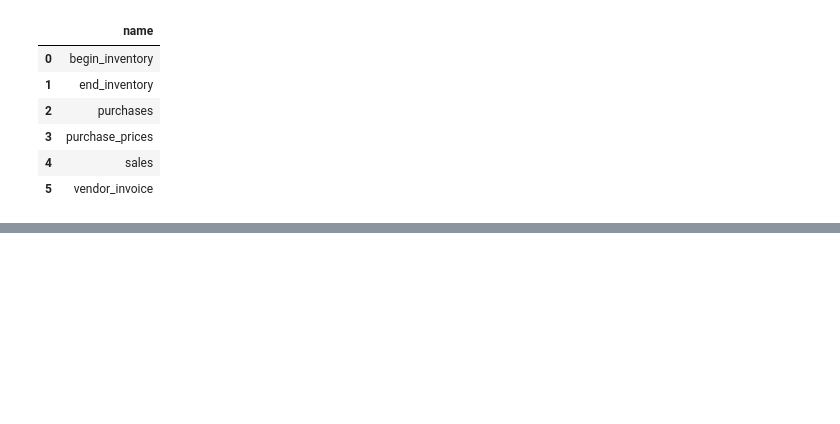
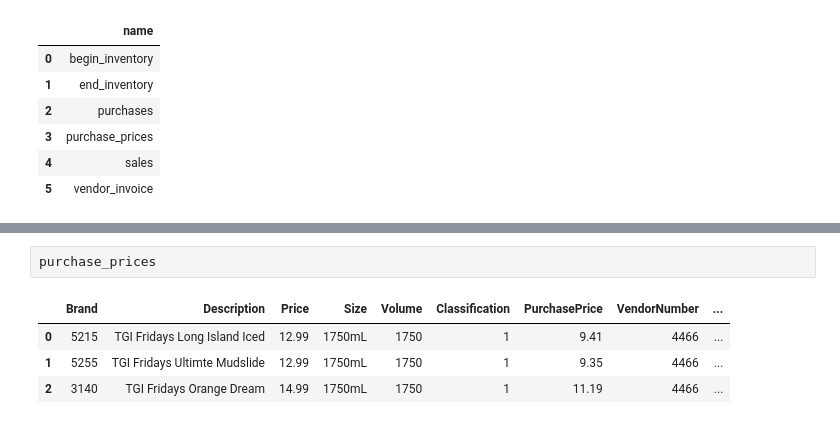
Before and after one commit to Rashid2310/Sales_Analysis, a Jupyter notebook: Exploratory_Data_Analysis.ipynb, the cells around one changed output, grey strips where cells are left out. Saved outputs shown, nothing was run; the diff lists cells and outputs as text; blank space fills up the shorter version.

```diff
--- a/Exploratory_Data_Analysis.ipynb
+++ b/Exploratory_Data_Analysis.ipynb
@@ -74,0 +146,7 @@ Count of records: 5543
+# %%
+purchase_prices
+# %% [output]
+|  | Brand | Description | Price | Size | Volume | Classification | PurchasePrice | VendorNumber | ... |
+| 0 | 5215 | TGI Fridays Long Island Iced | 12.99 | 1750mL | 1750 | 1 | 9.41 | 4466 | ... |
+| 1 | 5255 | TGI Fridays Ultimte Mudslide | 12.99 | 1750mL | 1750 | 1 | 9.35 | 4466 | ... |
+| 2 | 3140 | TGI Fridays Orange Dream | 14.99 | 1750mL | 1750 | 1 | 11.19 | 4466 | ... |
```
Also changed, not shown: parts of 5 cells of this notebook, 1 other file.
